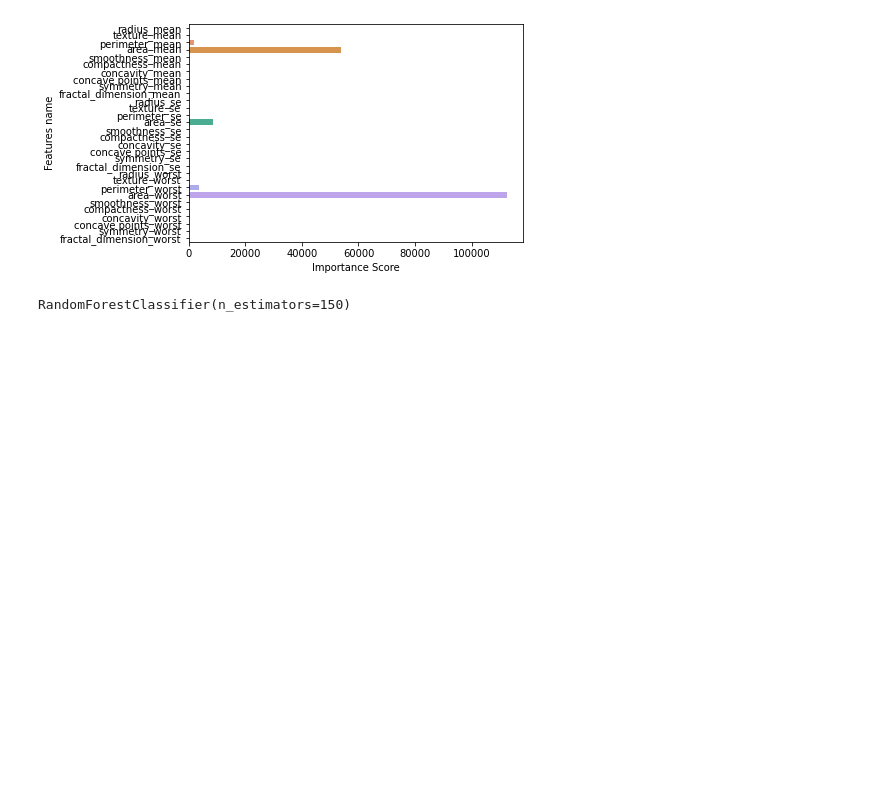
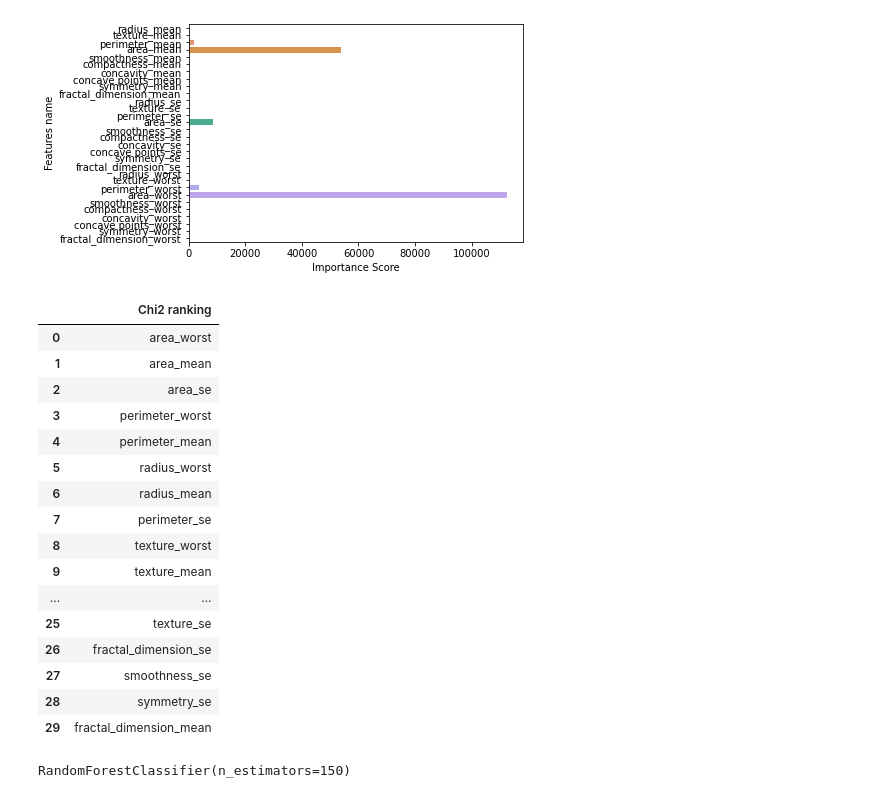
Before and after one commit to Noob919/Feature_selection, a Jupyter notebook: Breast_cancer_wisconsin.ipynb, the cells around one changed output. Saved outputs shown, nothing was run; the diff lists cells and outputs as text; code cells hidden in the pictures; blank space fills up the shorter version.

```diff
--- a/Breast_cancer_wisconsin.ipynb
+++ b/Breast_cancer_wisconsin.ipynb
@@ -46,3 +46,25 @@ plt.ylabel('Features name')
  1.299e+00 2.315e-01]
 Text(0, 0.5, 'Features name')
 [figure]
+# %%
+dc = {'Chi2 ranking': X.columns[score.argsort()[::-1]]}
+ranking_chi = pd.DataFrame(data =  dc)
+ranking_chi
+# %% [output]
+|  | Chi2 ranking |
+| 0 | area_worst |
+| 1 | area_mean |
+| 2 | area_se |
+| 3 | perimeter_worst |
+| 4 | perimeter_mean |
+| 5 | radius_worst |
+| 6 | radius_mean |
+| 7 | perimeter_se |
+| 8 | texture_worst |
+| 9 | texture_mean |
+| ... | ... |
+| 25 | texture_se |
+| 26 | fractal_dimension_se |
+| 27 | smoothness_se |
+| 28 | symmetry_se |
+| 29 | fractal_dimension_mean |
```
Also changed, not shown: parts of 28 cells of this notebook.
